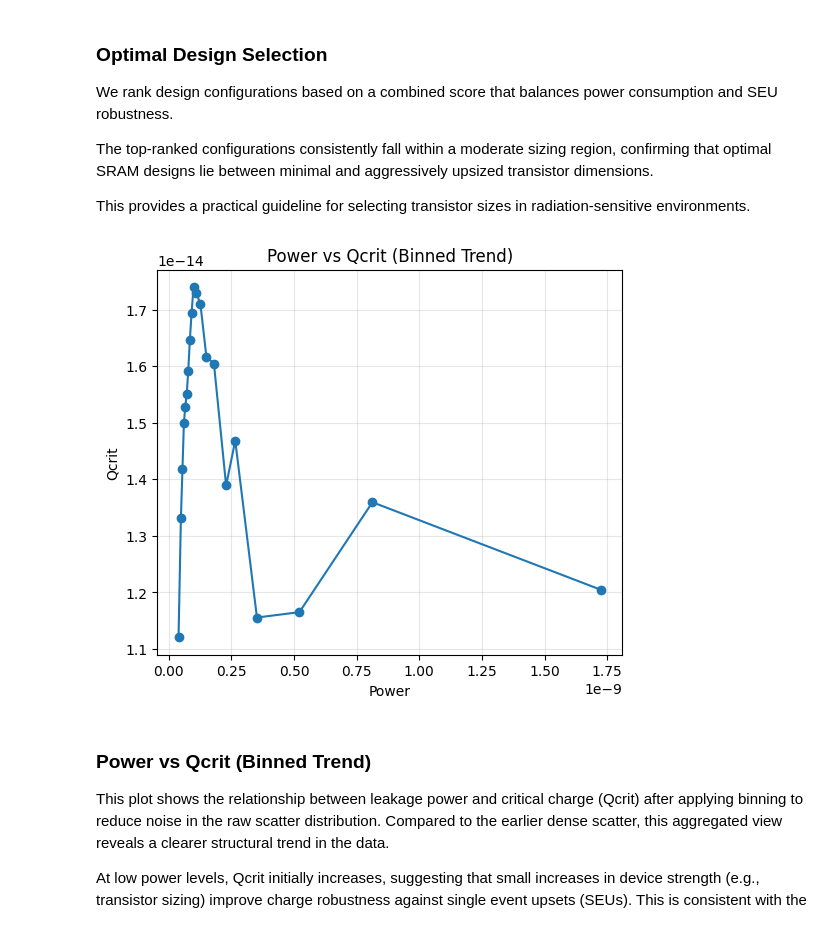
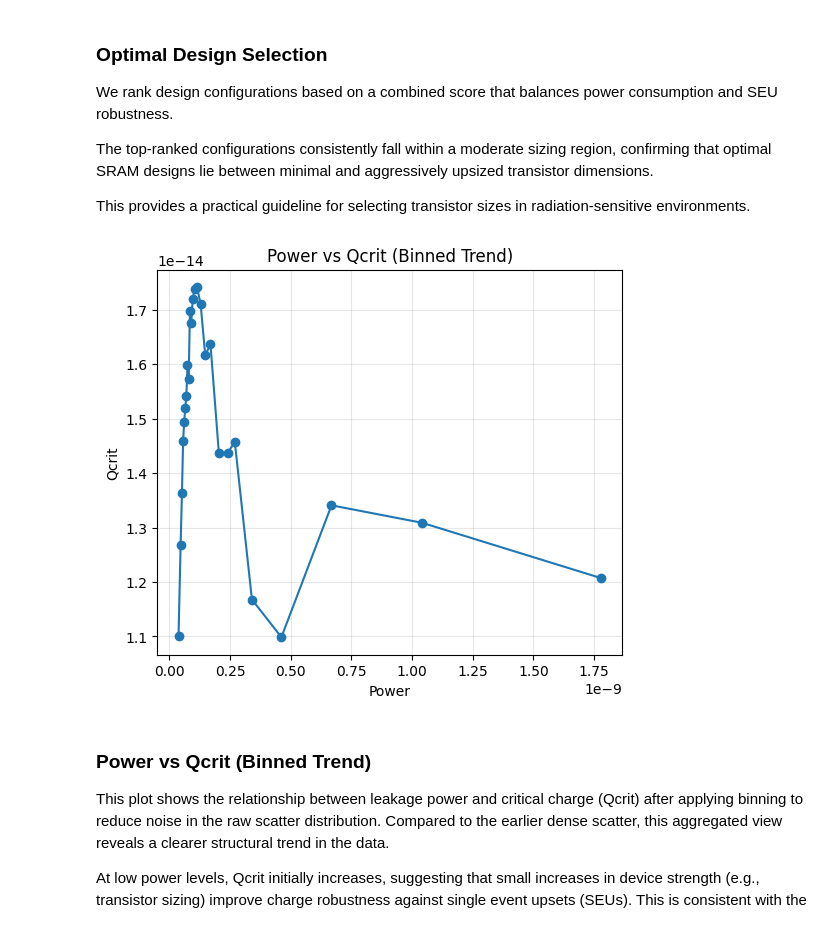
Before and after one commit to gannon1penn/ESE5760_Final_Project, a Jupyter notebook: sram_analysis.ipynb, the cells around one changed output. Saved outputs shown, nothing was run; the diff lists cells and outputs as text; code cells hidden in the pictures.

```diff
--- a/sram_analysis.ipynb
+++ b/sram_analysis.ipynb
@@ -599,23 +693,27 @@ The top-ranked configurations consistently fall within a moderate sizing region,
 
 This provides a practical guideline for selecting transistor sizes in radiation-sensitive environments.
 # %%
-df_plot = df_full[["leakage_power_W", "qcrit_fC"]].dropna()
-df_plot = df_full[["leakage_power_W", "qcrit_fC"]].sample(frac=0.05, random_state=42)
-df_plot["power_bin"] = pd.qcut(df_plot["leakage_power_W"], q=20, duplicates="drop")
+
+df_plot = df_sample.sample(n=100000, random_state=42)
+
+df_plot["power_bin"] = pd.qcut(df_plot["leakage_power_W"], q=25, duplicates="drop")
 
 trend = df_plot.groupby("power_bin").agg({
     "leakage_power_W": "mean",
-    "qcrit_fC": "mean"
+    "qcrit": "mean"
 }).reset_index(drop=True)
 
 plt.figure(figsize=(6,5))
-plt.plot(trend["leakage_power_W"], trend["qcrit_fC"], marker='o')
+plt.plot(trend["leakage_power_W"], trend["qcrit"], marker='o')
+
 plt.xlabel("Power")
 plt.ylabel("Qcrit")
 plt.title("Power vs Qcrit (Binned Trend)")
 plt.grid(alpha=0.3)
+
+plt.show()
 # %% [output]
-[figure, old version]
+[figure, new version]
 # %% [markdown]
 ### Power vs Qcrit (Binned Trend)
 
```
Also changed, not shown: parts of 9 cells of this notebook.
